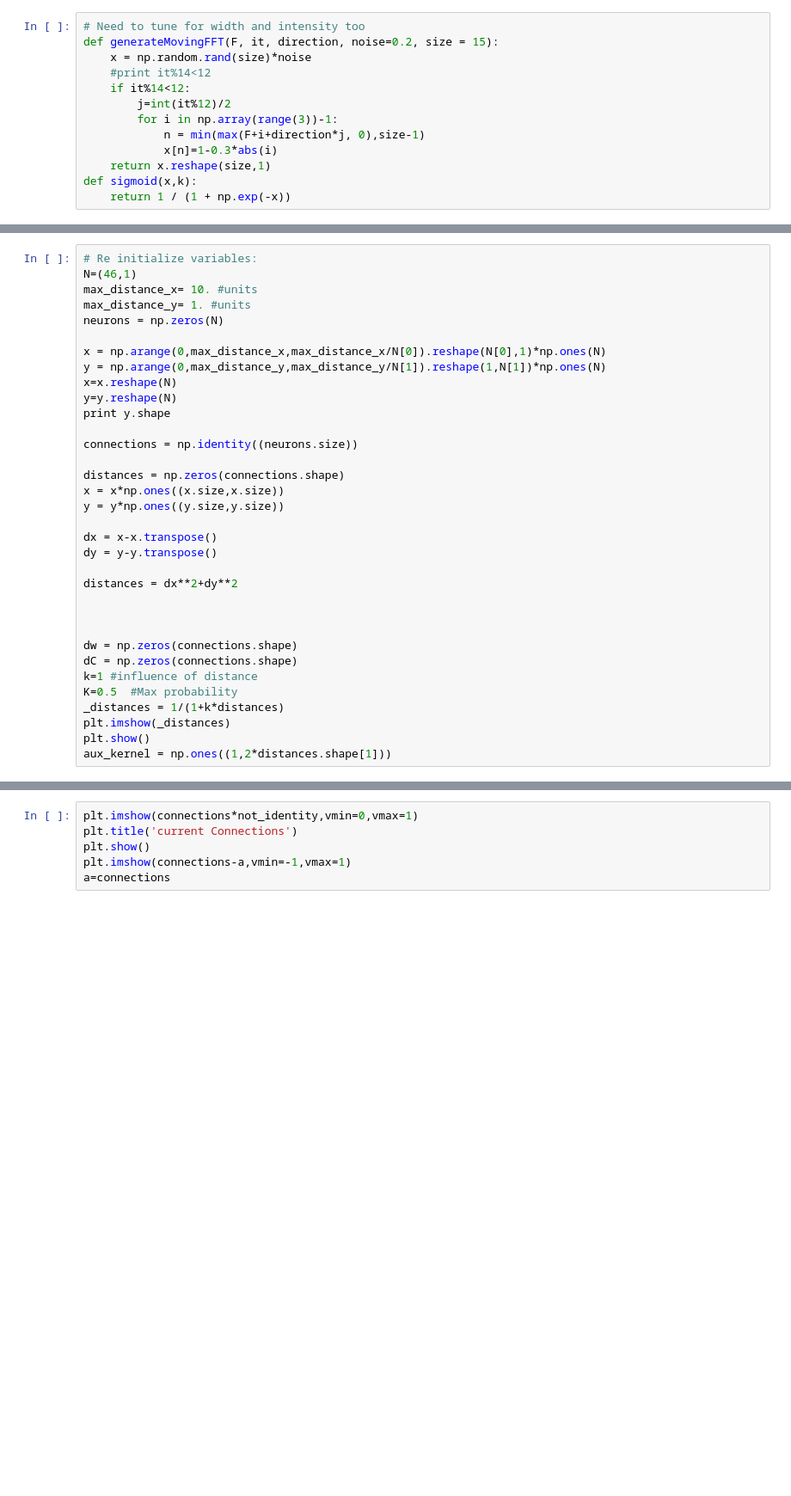
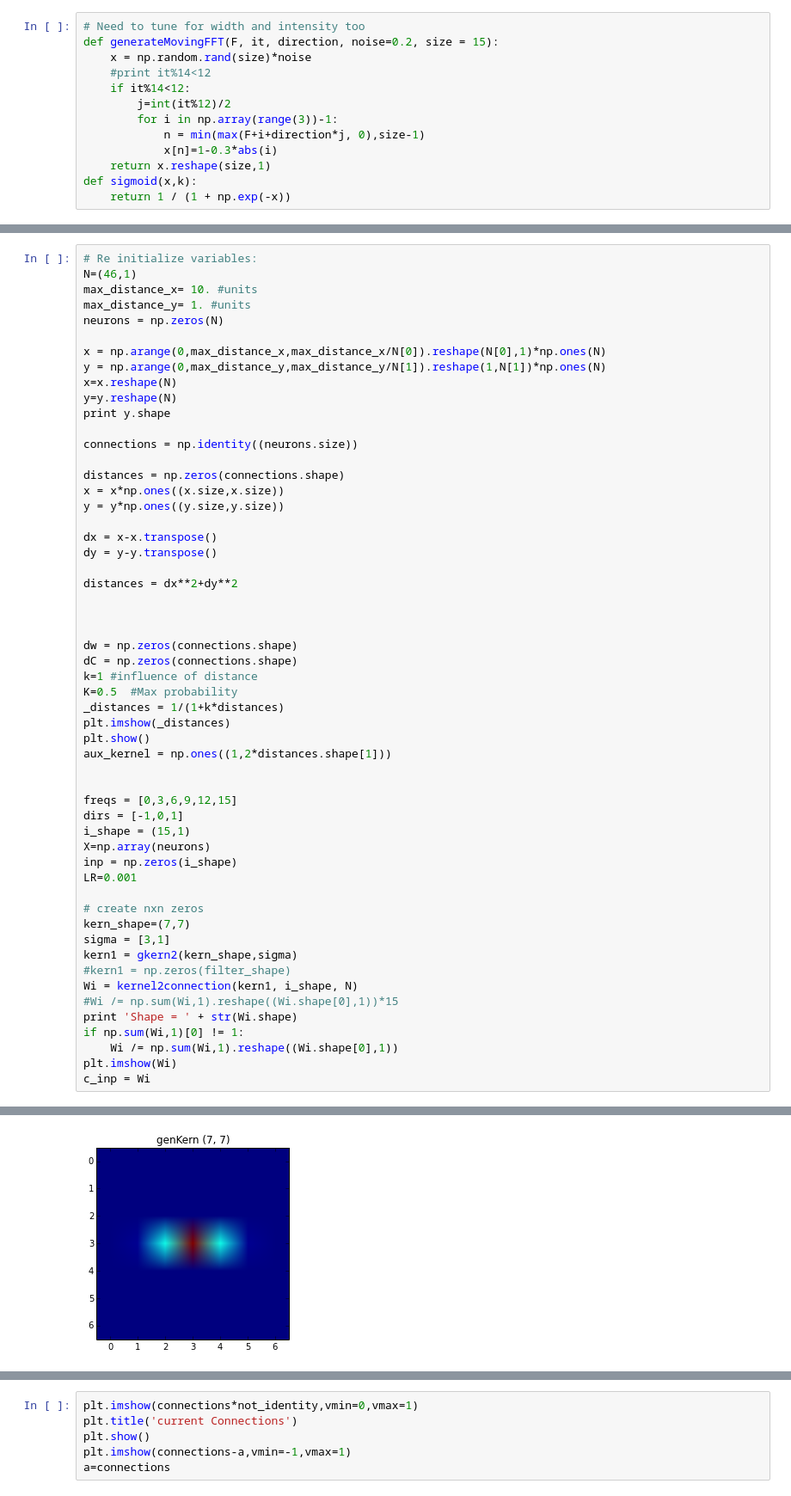
Before and after one commit to jypuigbo/TheanoNNs, a Jupyter notebook: synaptogenesis_clean.ipynb, the cells around one changed output, grey strips where cells are left out. Shown at 86% size. Cells and saved outputs as stored; diff of their text form; blank space fills up the shorter version.

```diff
--- a/synaptogenesis_clean.ipynb
+++ b/synaptogenesis_clean.ipynb
@@ -80,6 +80,27 @@ _distances = 1/(1+k*distances)
 plt.imshow(_distances)
 plt.show()
 aux_kernel = np.ones((1,2*distances.shape[1]))
+
+
+freqs = [0,3,6,9,12,15]
+dirs = [-1,0,1]
+i_shape = (15,1)
+X=np.array(neurons)
+inp = np.zeros(i_shape)
+LR=0.001
+
+# create nxn zeros
+kern_shape=(7,7)
+sigma = [3,1]
+kern1 = gkern2(kern_shape,sigma)
+#kern1 = np.zeros(filter_shape)
+Wi = kernel2connection(kern1, i_shape, N)
+#Wi /= np.sum(Wi,1).reshape((Wi.shape[0],1))*15
+print 'Shape = ' + str(Wi.shape)
+if np.sum(Wi,1)[0] != 1:
+    Wi /= np.sum(Wi,1).reshape((Wi.shape[0],1))
+plt.imshow(Wi)
+c_inp = Wi
 # %% [output]
 (46, 1)
 [figure]
@@ -85,0 +109 @@ aux_kernel = np.ones((1,2*distances.shape[1]))
+[figure, added]
```
Also changed, not shown: parts of 4 cells of this notebook, 1 other file.
